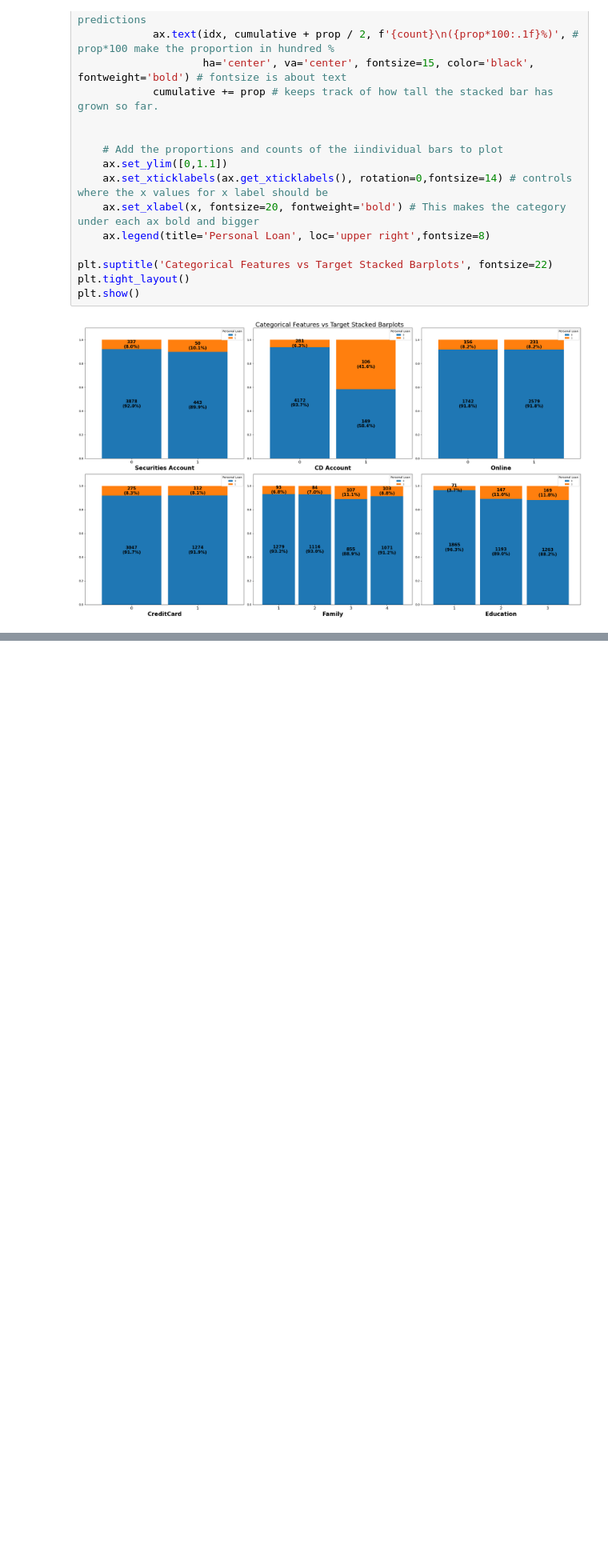
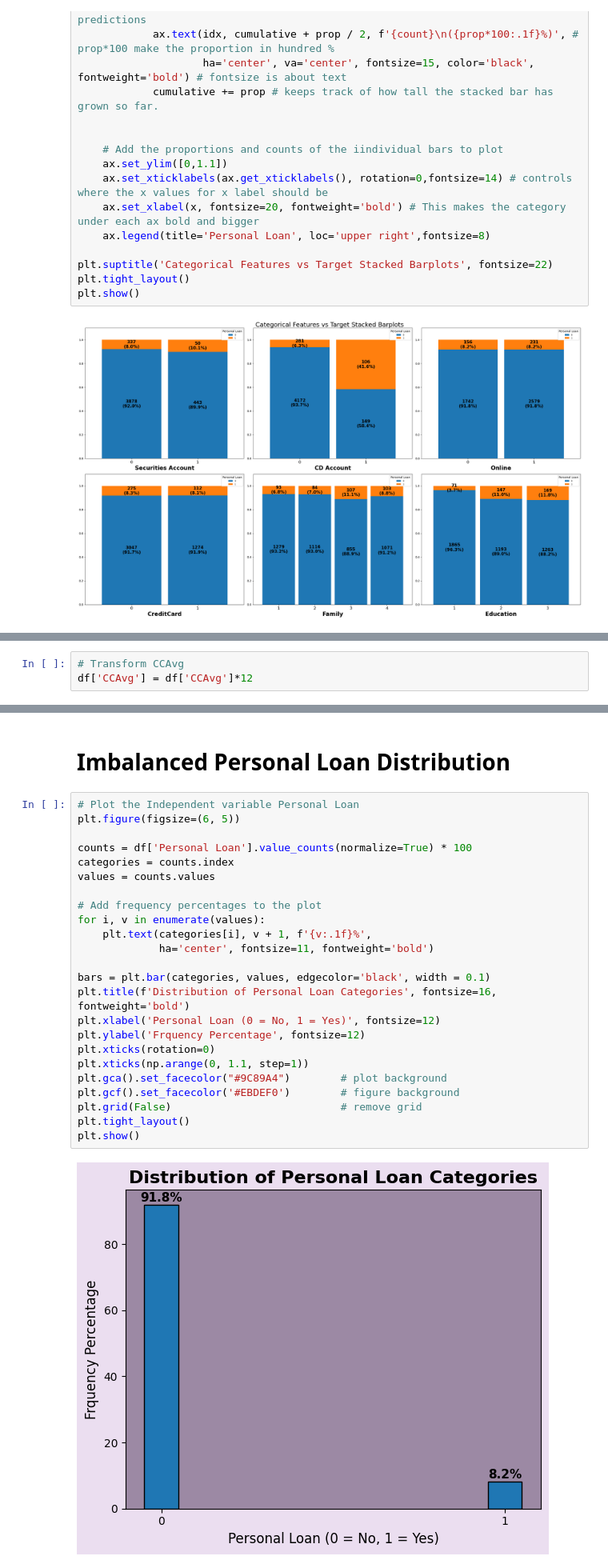
Before and after one commit to CharalamposZisis/Bank-Loan-Classification, a Jupyter notebook: main.ipynb, the cells around one changed output, grey strips where cells are left out. Shown at 80% size. Cells and saved outputs as stored; diff of their text form; blank space fills up the shorter version.

```diff
--- a/main.ipynb
+++ b/main.ipynb
@@ -418,0 +424,3 @@ plt.show()
+# %%
+# Transform CCAvg
+df['CCAvg'] = df['CCAvg']*12
@@ -418,0 +442,28 @@ plt.show()
+# %% [markdown]
+# Imbalanced Personal Loan Distribution
+# %%
+# Plot the Independent variable Personal Loan
+plt.figure(figsize=(6, 5))
+
+counts = df['Personal Loan'].value_counts(normalize=True) * 100
+categories = counts.index
+values = counts.values
+
+# Add frequency percentages to the plot
+for i, v in enumerate(values):
+    plt.text(categories[i], v + 1, f'{v:.1f}%',
+             ha='center', fontsize=11, fontweight='bold')
+
+bars = plt.bar(categories, values, edgecolor='black', width = 0.1)
+plt.title(f'Distribution of Personal Loan Categories', fontsize=16, fontweight='bold')
+plt.xlabel('Personal Loan (0 = No, 1 = Yes)', fontsize=12)
+plt.ylabel('Frquency Percentage', fontsize=12)
+plt.xticks(rotation=0)
+plt.xticks(np.arange(0, 1.1, step=1))
+plt.gca().set_facecolor("#9C89A4")        # plot background
+plt.gcf().set_facecolor('#EBDEF0')        # figure background
+plt.grid(False)                           # remove grid
+plt.tight_layout()
+plt.show()
+# %% [output]
+[figure, added]
```
Also changed, not shown: parts of 13 cells of this notebook.
